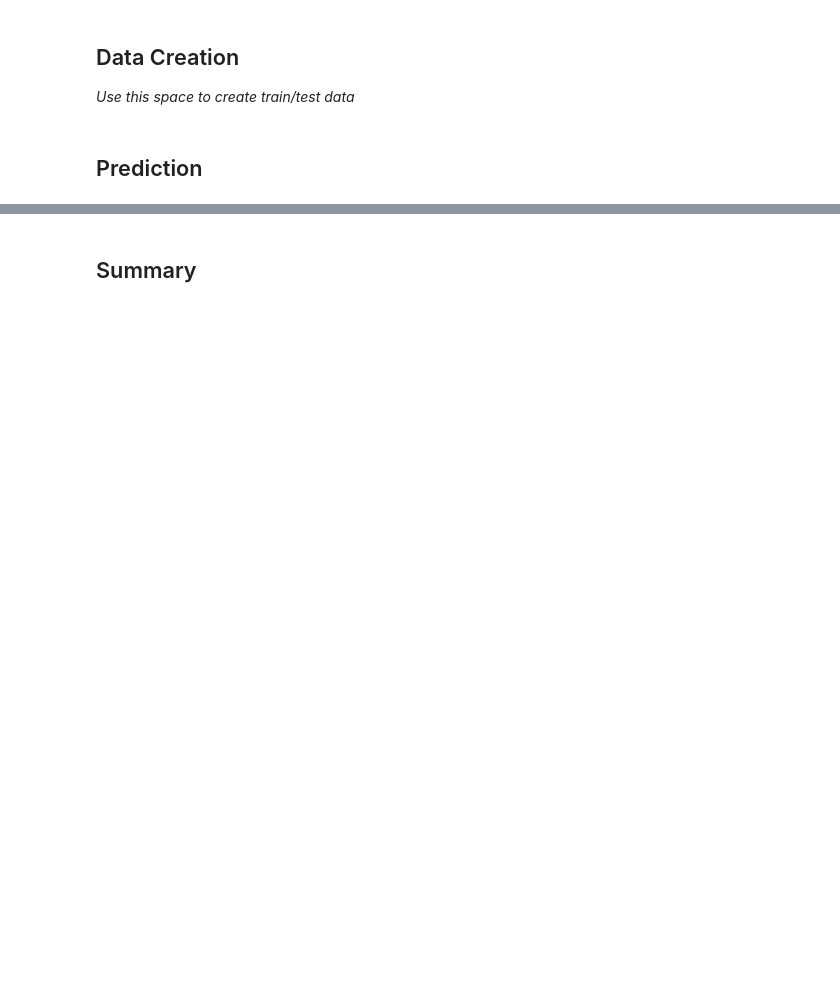
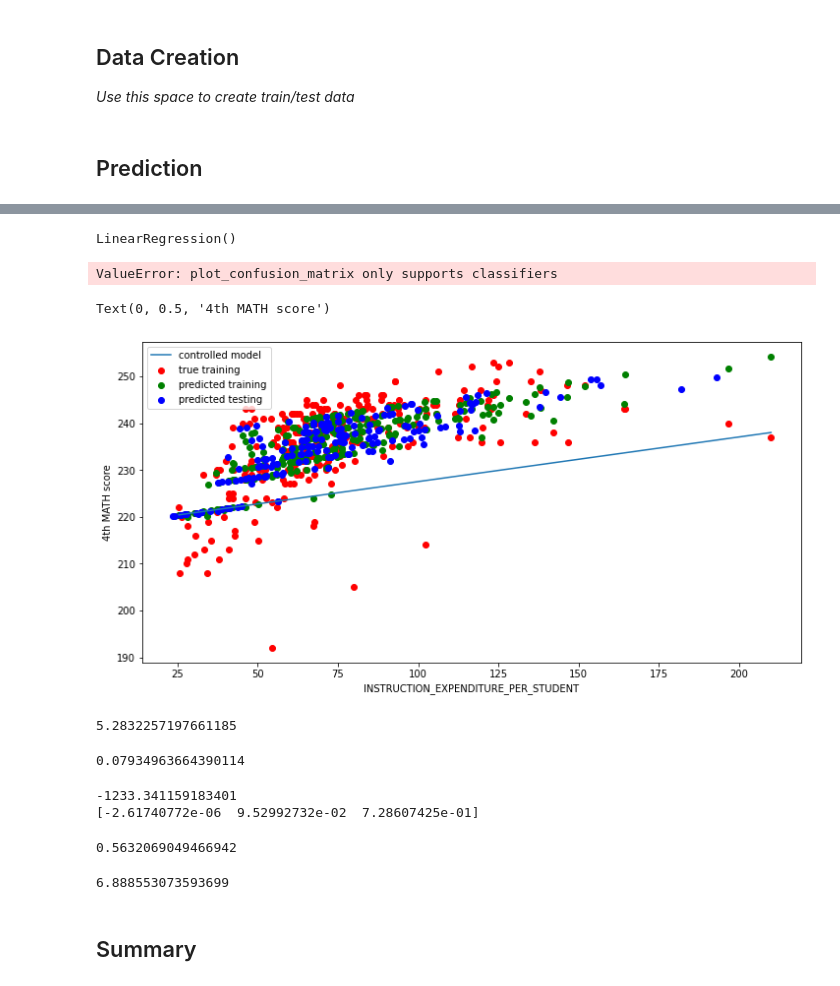
Before and after one commit to lrhummer/lhummer.UMDST, a Jupyter notebook: checkpoint2/checkpoint2b.ipynb, the cells around one changed output, grey strips where cells are left out. Drawn from its saved outputs; the diff is of its cells as text; code cells hidden in the pictures; blank space fills up the shorter version.

```diff
--- a/checkpoint2/checkpoint2b.ipynb
+++ b/checkpoint2/checkpoint2b.ipynb
@@ -94,6 +116,9 @@ y = ??
+# %%
+X = df[['GRADES_4_G','INSTRUCTION_EXPENDITURE_PER_STUDENT','YEAR']].dropna()
+y = df.loc[X.index]['AVG_MATH_4_SCORE']
 # %%
 X_train, X_test, y_train, y_test = train_test_split(
-     X, y, test_size=??, random_state=0)
+     X, y, test_size=.4, random_state=0)
 # %% [markdown]
 <h2> Prediction </h2>
 # %% [markdown]
@@ -103,8 +129,10 @@ Chosen ML task: **<REGRESSION/CLASSIFICATION>**
 # %%
 # create your model here
-model =
+model = LinearRegression()
 # %%
 model.fit(X_train, y_train)
+# %% [output]
+LinearRegression()
 # %%
 y_pred = model.predict(X_test)
 # %%
@@ -113,27 +141,54 @@ from sklearn.metrics import plot_confusion_matrix
 
 plot_confusion_matrix(model, X_test, y_test,
                          cmap=plt.cm.Blues)
+# %% [output]
+ValueError: plot_confusion_matrix only supports classifiers
 # %%
 # FOR REGRESSION ONLY: (pick a single column to visualize results)
 
 # Results from this graph _should not_ be used as a part of your results -- it is just here to help with intuition.
 # Instead, look at the error values and individual intercepts.
 
 
-col_name = ??
+col_name = 'INSTRUCTION_EXPENDITURE_PER_STUDENT'
 col_index = X_train.columns.get_loc(col_name)
 
 f = plt.figure(figsize=(12,6))
 plt.scatter(X_train[col_name], y_train, color = "red")
 plt.scatter(X_train[col_name], model.predict(X_train), color = "green")
 plt.scatter(X_test[col_name], model.predict(X_test), color = "blue")
 
 new_x = np.linspace(X_train[col_name].min(),X_train[col_name].max(),200)
 intercept = model.predict([X_train.sort_values(col_name).iloc[0]]) - X_train[col_name].min()*model.coef_[col_index]
 plt.plot(new_x, intercept+new_x*model.coef_[col_index])
 
 plt.legend(['controlled model','true training','predicted training','predicted testing'])
 plt.xlabel(col_name)
-plt.ylabel(??)
+plt.ylabel('4th MATH score')
+# %% [output]
+Text(0, 0.5, '4th MATH score')
+[figure, added]
+# %%
+np.mean(np.abs(model.predict(X_test)-y_test))
+# %% [output]
+5.2832257197661185
+# %%
+np.mean(model.predict(X_test)-y_test)
+# %% [output]
+0.07934963664390114
+# %%
+print(model.intercept_)
+print(model.coef_)
+# %% [output]
+-1233.341159183401
+[-2.61740772e-06  9.52992732e-02  7.28607425e-01]
+# %%
+model.score(X_test, y_test)
+# %% [output]
+0.5632069049466942
+# %%
+np.mean((model.predict(X_test)-y_test)**2)**0.5
+# %% [output]
+6.888553073593699
 # %% [markdown]
 <h2> Summary </h2>
```
Also changed, not shown: parts of 16 cells of this notebook, 1 other file.
